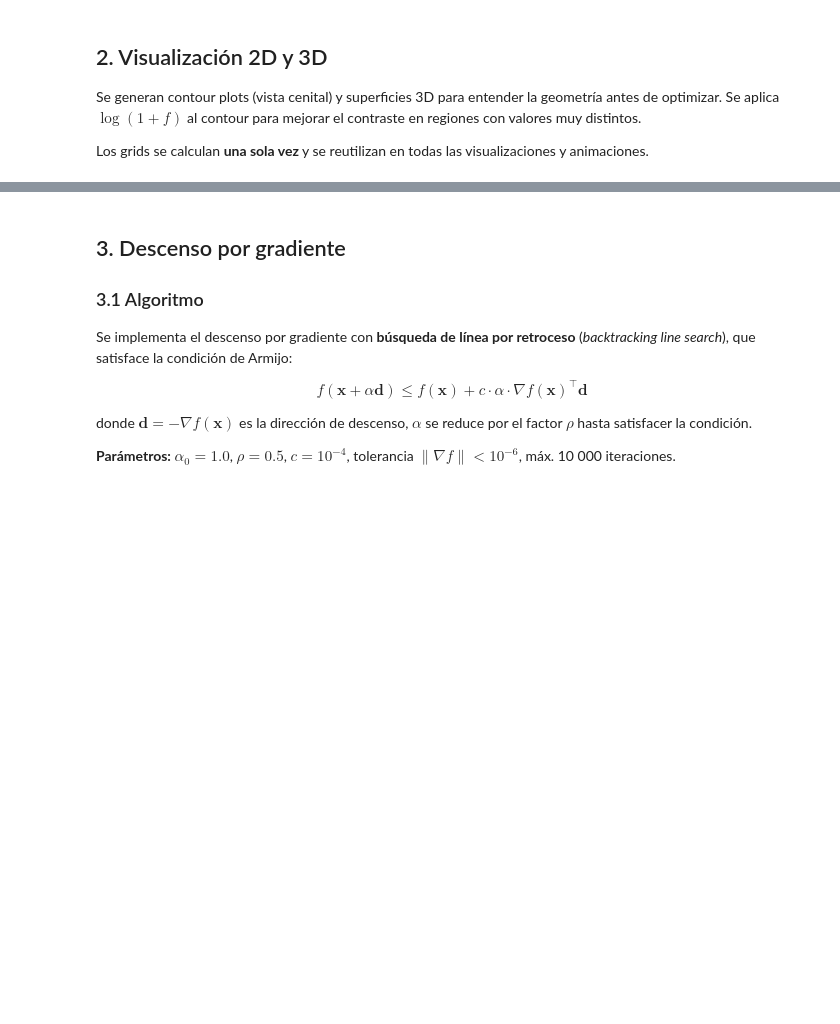
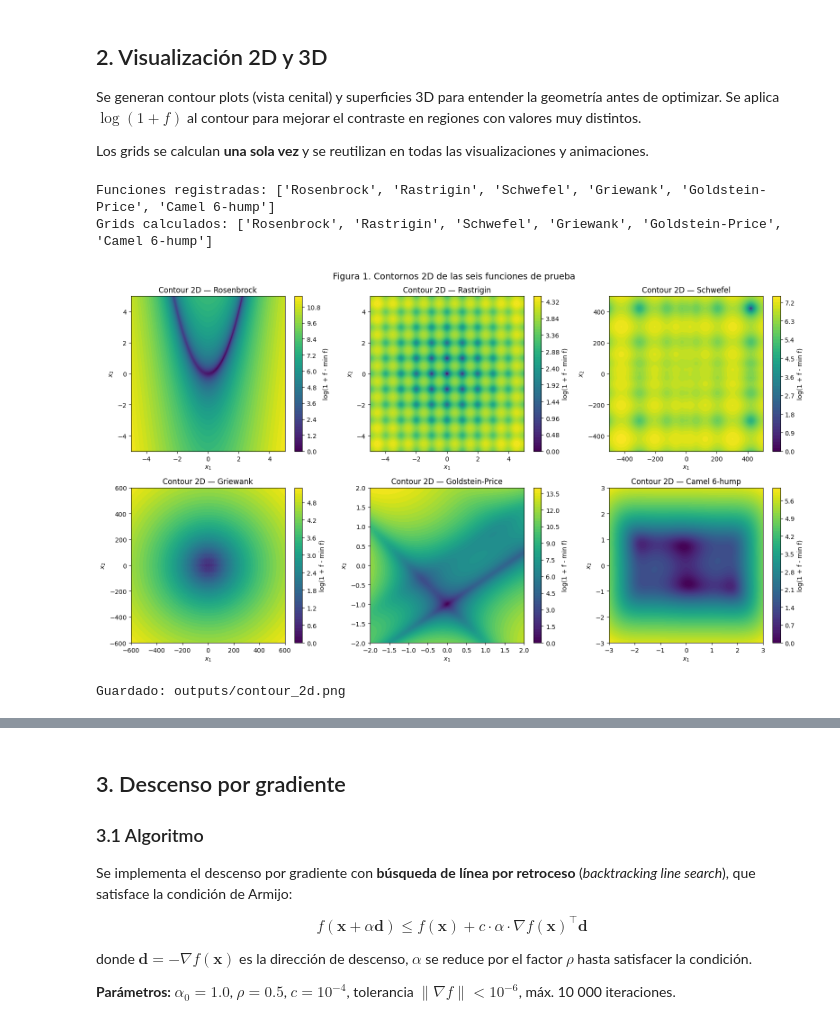
Before and after one commit to AndresGuido9820/optimizacion-metaheuristicas, a Jupyter notebook: notebooks/01_funciones_gradiente.ipynb, the cells around one changed output, grey strips where cells are left out. Drawn from its saved outputs; the diff is of its cells as text; code cells hidden in the pictures; blank space fills up the shorter version.

```diff
--- a/notebooks/01_funciones_gradiente.ipynb
+++ b/notebooks/01_funciones_gradiente.ipynb
@@ -264,16 +241,70 @@ print("Grids calculados:", list(grids.keys()))
+# %%
+# ---------------------------------------------------------------------------
+# Lista canonica de funciones usada en todo el notebook.
+# Se distingue entre funciones validas en nD y las que son solo 2D.
+# ---------------------------------------------------------------------------
+
+# Funciones validas en 2D y 3D
+CONFIGS_ND = [
+    ('Rosenbrock', rosenbrock,       grad_rosenbrock),
+    ('Rastrigin',  rastrigin,        grad_rastrigin),
+    ('Schwefel',   schwefel,         grad_schwefel),
+    ('Griewank',   griewank,         grad_griewank),
+]
+
+# Funciones exclusivamente 2D por definicion matematica
+CONFIGS_2D_ONLY = [
+    ('Goldstein-Price', goldstein_price,  grad_goldstein_price),
+    ('Camel 6-hump',    camel_6hump,      grad_camel_6hump),
+]
+
+# CONFIGS: todas las funciones (para visualizacion y GD en 2D)
+CONFIGS = CONFIGS_ND + CONFIGS_2D_ONLY
+
+# Dominio de visualizacion por funcion (cada una en su propio dominio)
+GRID_BOUNDS = {
+    'Rosenbrock': (-5.0, 5.0), 'Rastrigin': (-5.0, 5.0),
+    'Schwefel': (-500.0, 500.0), 'Griewank': (-600.0, 600.0),
+    'Goldstein-Price': (-2.0, 2.0), 'Camel 6-hump': (-3.0, 3.0),
+}
+
+
+def make_grid(f, bounds, n=GRID_N):
+    """Evalua f en un grid 2D para visualizacion."""
+    x  = np.linspace(*bounds, n)
+    X, Y = np.meshgrid(x, x)
+    XY = np.stack([X, Y], axis=-1)
+    Z  = np.apply_along_axis(f, 2, XY)
+    return X, Y, Z
+
+
+# Pre-calcular grids una sola vez, cada funcion en su dominio
+grids = {nombre: make_grid(f, GRID_BOUNDS[nombre]) for nombre, f, _ in CONFIGS}
+print("Funciones registradas:", [c[0] for c in CONFIGS])
+print("Grids calculados:", list(grids.keys()))
+# %% [output]
+Funciones registradas: ['Rosenbrock', 'Rastrigin', 'Schwefel', 'Griewank', 'Goldstein-Price', 'Camel 6-hump']
+Grids calculados: ['Rosenbrock', 'Rastrigin', 'Schwefel', 'Griewank', 'Goldstein-Price', 'Camel 6-hump']
 # %%
-fig, axes = plt.subplots(1, 2, figsize=(13, 5))
+# Contour 2D de las seis funciones (escala log desplazada para incluir valores
+# negativos, p. ej. Camel 6-hump). Cada funcion en su propio dominio.
+fig, axes = plt.subplots(2, 3, figsize=(16, 9))
 
-for i, (ax, (nombre, f, _)) in enumerate(zip(axes, CONFIGS)):
+for i, (nombre, f, _) in enumerate(CONFIGS):
+    ax = axes.flat[i]
     X, Y, Z = grids[nombre]
-    cp = ax.contourf(X, Y, np.log1p(Z), levels=60, cmap='viridis')
-    plt.colorbar(cp, ax=ax, label='log(1 + f)')
-    ax.set_title(f'Figura {i+1}. Contour 2D — {nombre}')
+    cp = ax.contourf(X, Y, np.log1p(Z - Z.min()), levels=60, cmap='viridis')
+    fig.colorbar(cp, ax=ax, label='log(1 + f - min f)')
+    ax.set_title(f'Contour 2D — {nombre}')
     ax.set_xlabel('$x_1$')
     ax.set_ylabel('$x_2$')
 
+fig.suptitle('Figura 1. Contornos 2D de las seis funciones de prueba', fontsize=14)
 plt.tight_layout()
 plt.savefig('outputs/contour_2d.png', dpi=120, bbox_inches='tight')
 plt.show()
 print('Guardado: outputs/contour_2d.png')
+# %% [output]
+[figure, added]
+Guardado: outputs/contour_2d.png
 # %%
```
Also changed, not shown: parts of 19 cells of this notebook, 24 other files.
